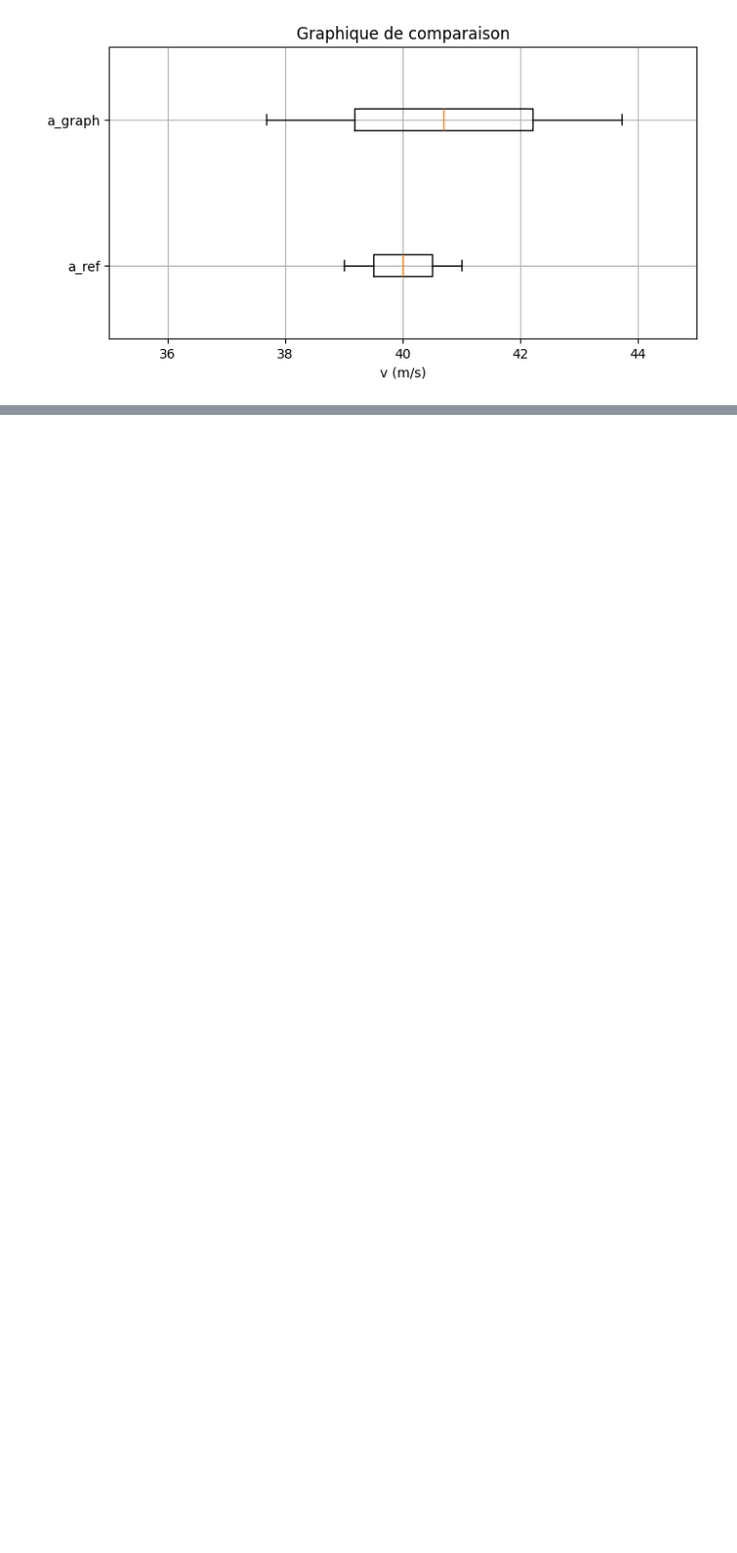
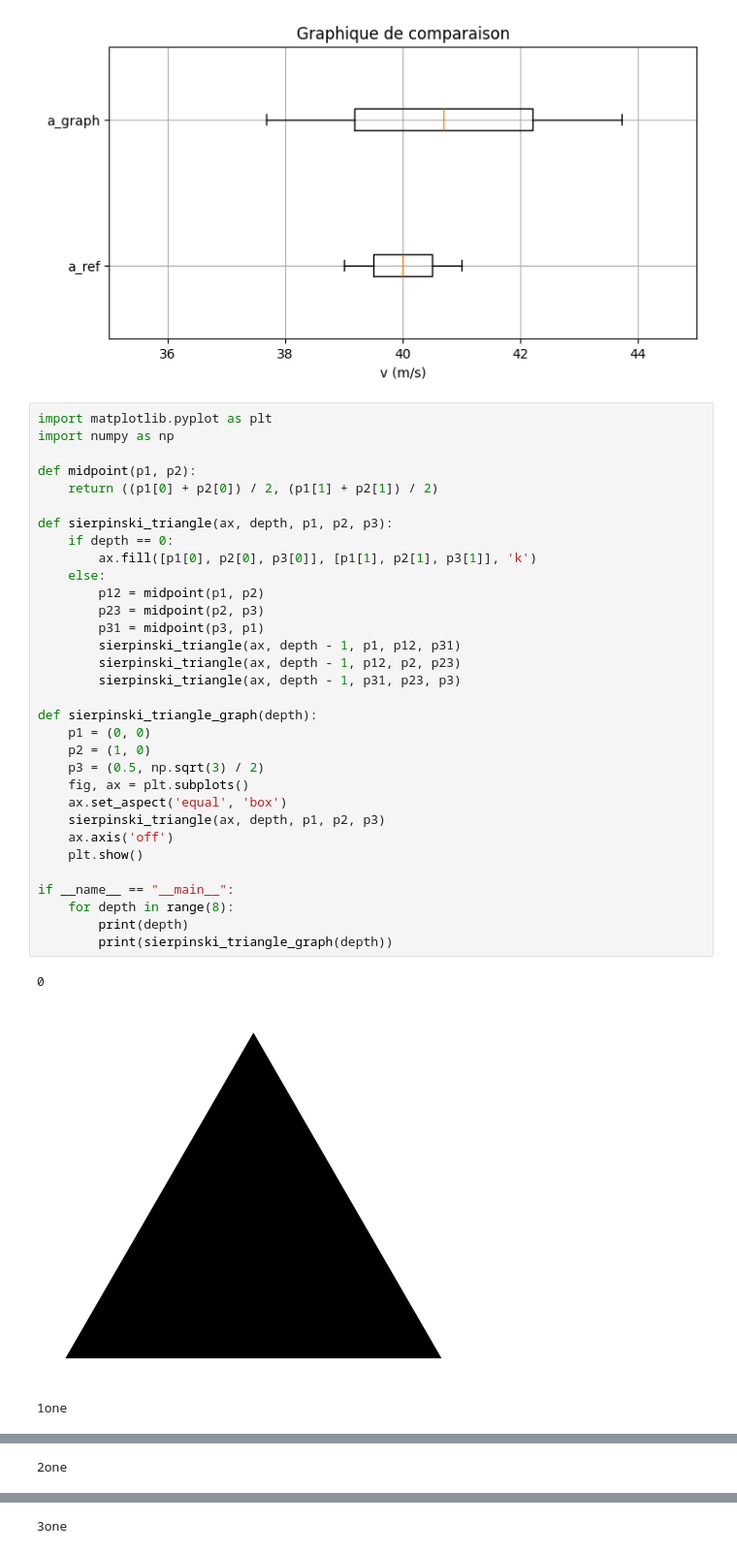
Before and after one commit to benjamingosselincliche/sciencesdelanature-garneau-catalogue-jupyter, a Jupyter notebook: catalogue/203-SN1-05_Mecanique/Exemple_01_cinematique_MRU.ipynb, the cells around one changed output, grey strips where cells are left out. Shown at 97% size. Cells and saved outputs as stored; diff of their text form; blank space fills up the shorter version.

```diff
--- a/catalogue/203-SN1-05_Mecanique/Exemple_01_cinematique_MRU.ipynb
+++ b/catalogue/203-SN1-05_Mecanique/Exemple_01_cinematique_MRU.ipynb
@@ -228,3 +228,39 @@ ax.set(xlim=(35, 45))
 plt.savefig('./fichiers_output/Exemple_01_cinematique_MRU_graphique_comparaison.pdf')
 # %% [output]
 [figure]
+# %%
+import matplotlib.pyplot as plt
+import numpy as np
+
+def midpoint(p1, p2):
+    return ((p1[0] + p2[0]) / 2, (p1[1] + p2[1]) / 2)
+
+def sierpinski_triangle(ax, depth, p1, p2, p3):
+    if depth == 0:
+        ax.fill([p1[0], p2[0], p3[0]], [p1[1], p2[1], p3[1]], 'k')
+    else:
+        p12 = midpoint(p1, p2)
+        p23 = midpoint(p2, p3)
+        p31 = midpoint(p3, p1)
+        sierpinski_triangle(ax, depth - 1, p1, p12, p31)
+        sierpinski_triangle(ax, depth - 1, p12, p2, p23)
+        sierpinski_triangle(ax, depth - 1, p31, p23, p3)
+
+def sierpinski_triangle_graph(depth):
+    p1 = (0, 0)
+    p2 = (1, 0)
+    p3 = (0.5, np.sqrt(3) / 2)
+    fig, ax = plt.subplots()
+    ax.set_aspect('equal', 'box')
+    sierpinski_triangle(ax, depth, p1, p2, p3)
+    ax.axis('off')
+    plt.show()
+
+if __name__ == "__main__":
+    for depth in range(8):
+        print(depth)
+        print(sierpinski_triangle_graph(depth))
+# %% [output]
+0
+[figure, added]
+1one
@@ -230,0 +268 @@ plt.savefig('./fichiers_output/Exemple_01_cinematique_MRU_graphique_comparaison.
+2one
@@ -230,0 +270 @@ plt.savefig('./fichiers_output/Exemple_01_cinematique_MRU_graphique_comparaison.
+3one
```
Also changed, not shown: parts of 8 cells of this notebook, 6 other files.
